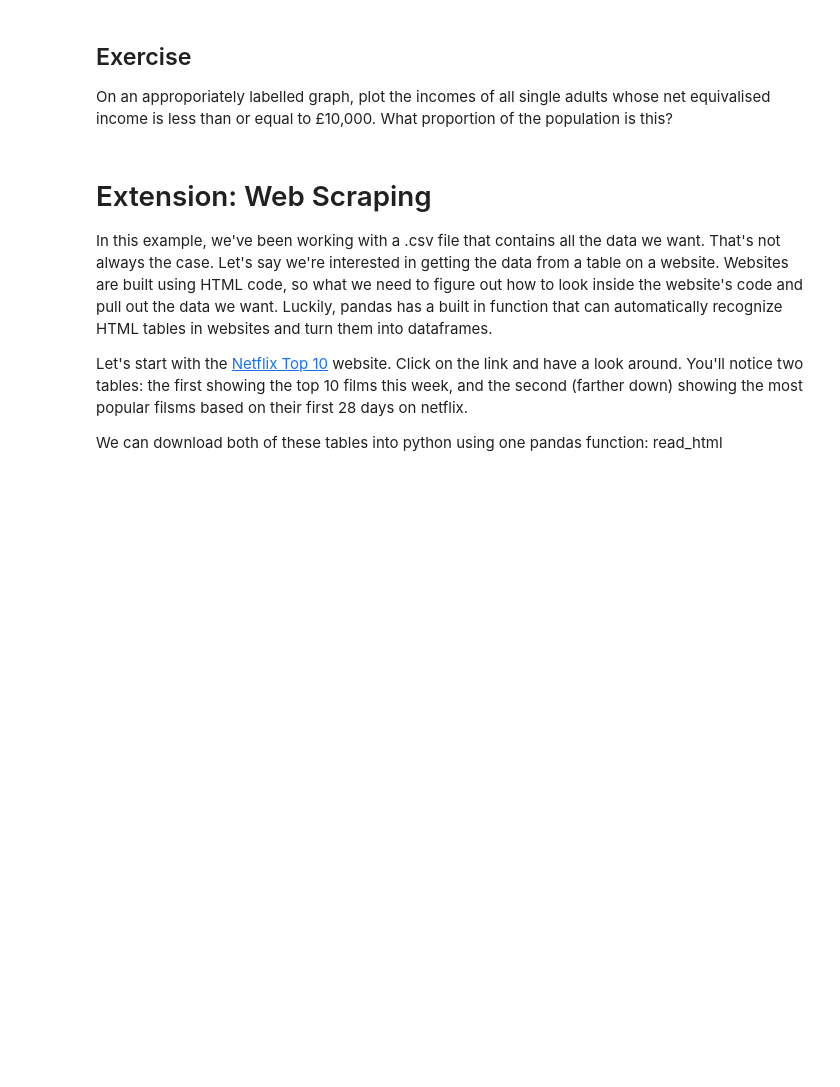
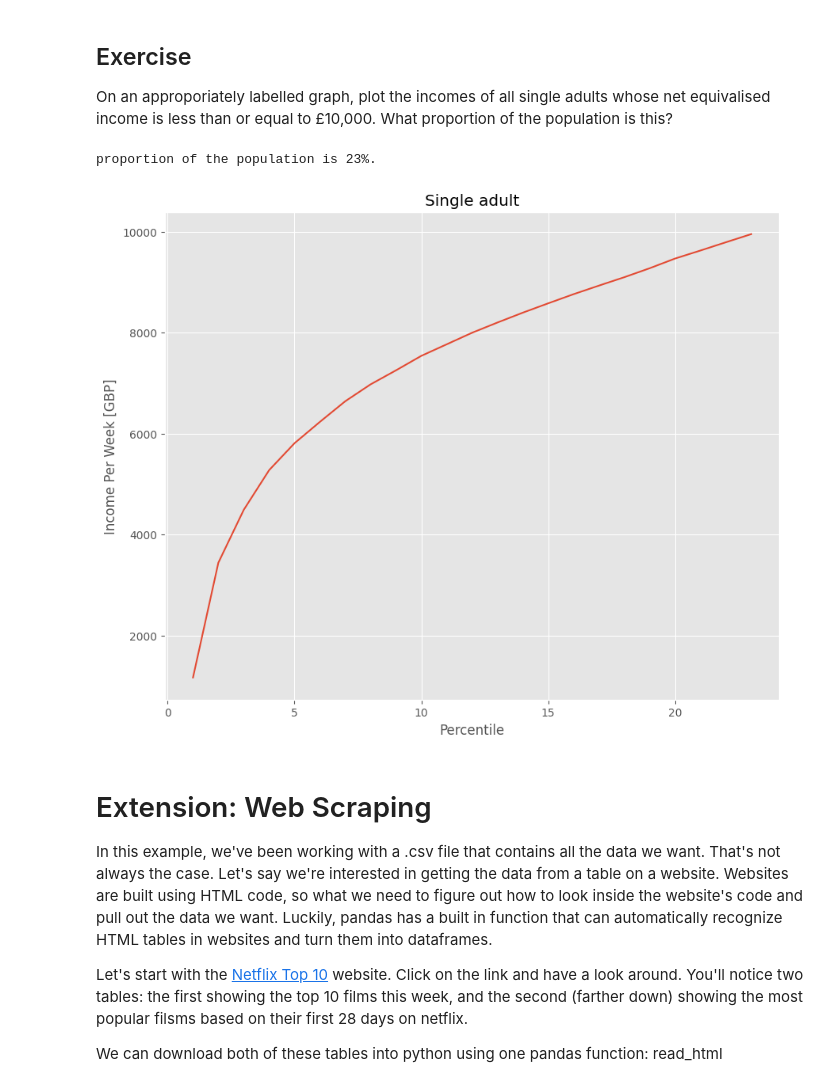
Before and after one commit to dase3131/QM2, a Jupyter notebook: notebooks/W02. Pandas.ipynb, the cells around one changed output. Cells and saved outputs as stored; diff of their text form; code cells hidden in the pictures; blank space fills up the shorter version.

```diff
--- a/notebooks/W02. Pandas.ipynb
+++ b/notebooks/W02. Pandas.ipynb
@@ -375,6 +383,21 @@ We won't dwell on comparative operative, here we've used ">" to mean "is greater
 # %% [markdown]
 ## Exercise
 On an approporiately labelled graph, plot the incomes of all single adults whose net equivalised income is less than or equal to £10,000. What proportion of the population is this?
+# %%
+clean = income['Single adult']
+clean = clean.replace(',', '', regex=True)
+clean = clean.replace('-', 'NaN', regex=True).astype('float')
+
+clean = clean[clean <= 10000]
+clean.plot()
+plt.xlabel('Percentile')
+plt.ylabel('Income Per Week [GBP]')
+plt.title("Single adult")
+
+print(f"proportion of the population is {clean.index[-1]}%.")
+# %% [output]
+proportion of the population is 23%.
+[figure, added]
 # %% [markdown]
 # Extension: Web Scraping
 
```
Also changed, not shown: parts of 13 cells of this notebook.
